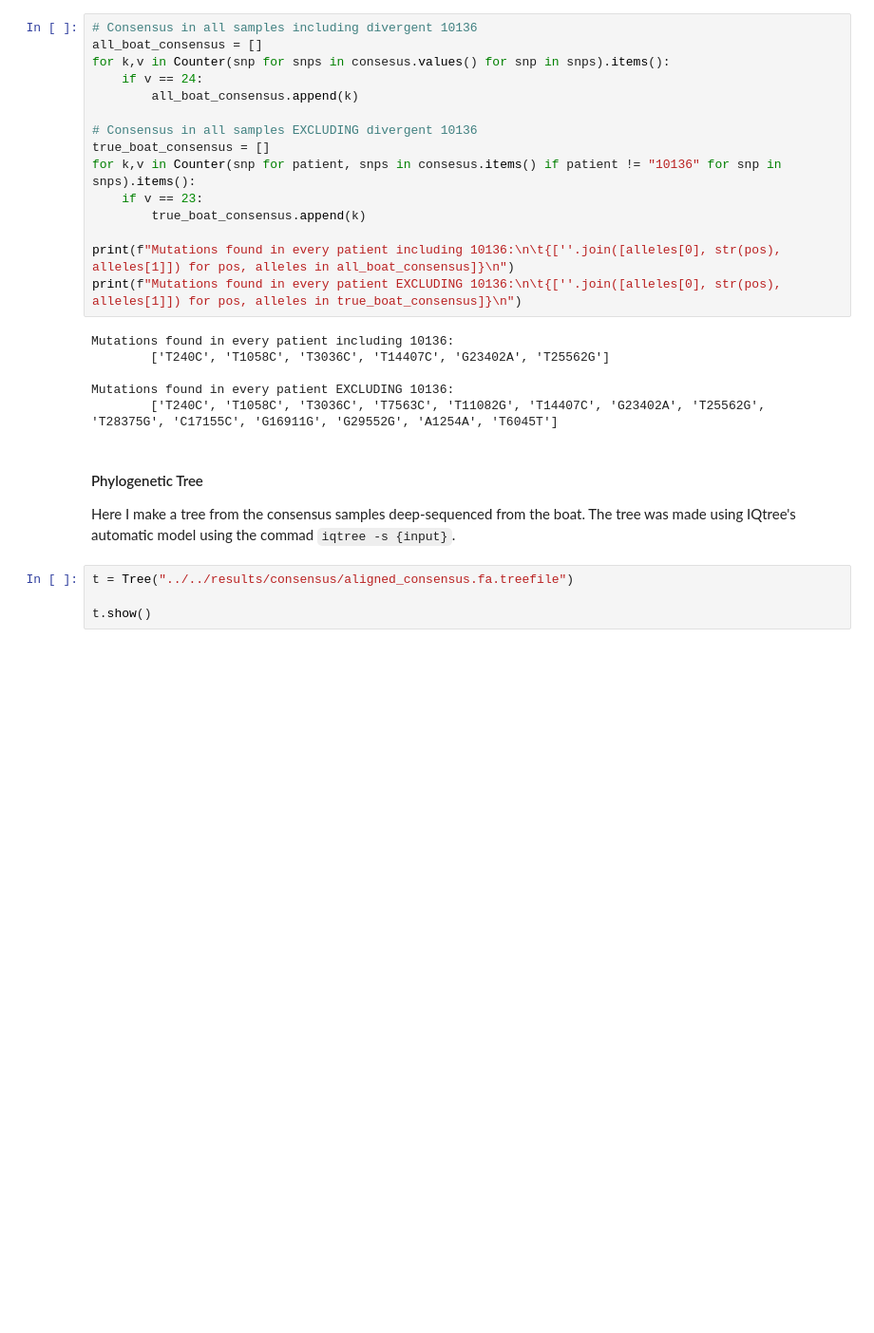
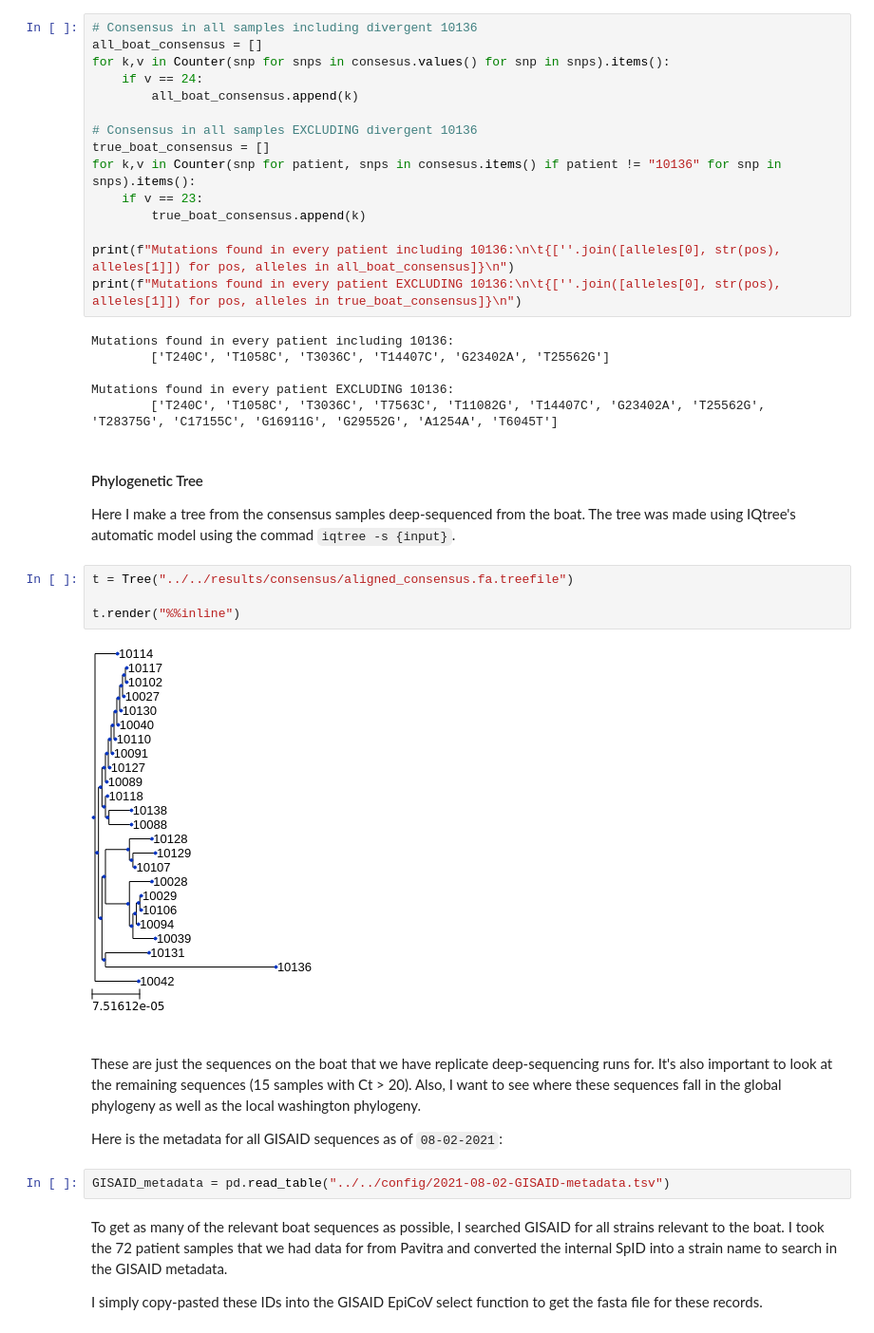
Before and after one commit to jbloomlab/SARS-CoV-2_bottleneck, a Jupyter notebook: workflow/notebooks/Phylogenetic-Analysis.ipynb, the cells around one changed output. Shown at 95% size. Saved outputs shown, nothing was run; the diff lists cells and outputs as text; blank space fills up the shorter version.

```diff
--- a/workflow/notebooks/Phylogenetic-Analysis.ipynb
+++ b/workflow/notebooks/Phylogenetic-Analysis.ipynb
@@ -127,4 +132,16 @@ Here I make a tree from the consensus samples deep-sequenced from the boat. The
 # %%
 t = Tree("../../results/consensus/aligned_consensus.fa.treefile")
 
-t.show()
+t.render("%%inline")
+# %% [output]
+[figure, added]
+# %% [markdown]
+These are just the sequences on the boat that we have replicate deep-sequencing runs for. It's also important to look at the remaining sequences (15 samples with Ct > 20). Also, I want to see where these sequences fall in the global phylogeny as well as the local washington phylogeny.
+
+Here is the metadata for all GISAID sequences as of `08-02-2021`:
+# %%
+GISAID_metadata = pd.read_table("../../config/2021-08-02-GISAID-metadata.tsv")
+# %% [markdown]
+To get as many of the relevant boat sequences as possible, I searched GISAID for all strains relevant to the boat. I took the 72 patient samples that we had data for from Pavitra and converted the internal SpID into a strain name to search in the GISAID metadata.
+
+I simply copy-pasted these IDs into the GISAID EpiCoV select function to get the fasta file for these records.
```
Also changed, not shown: parts of 5 cells of this notebook.
